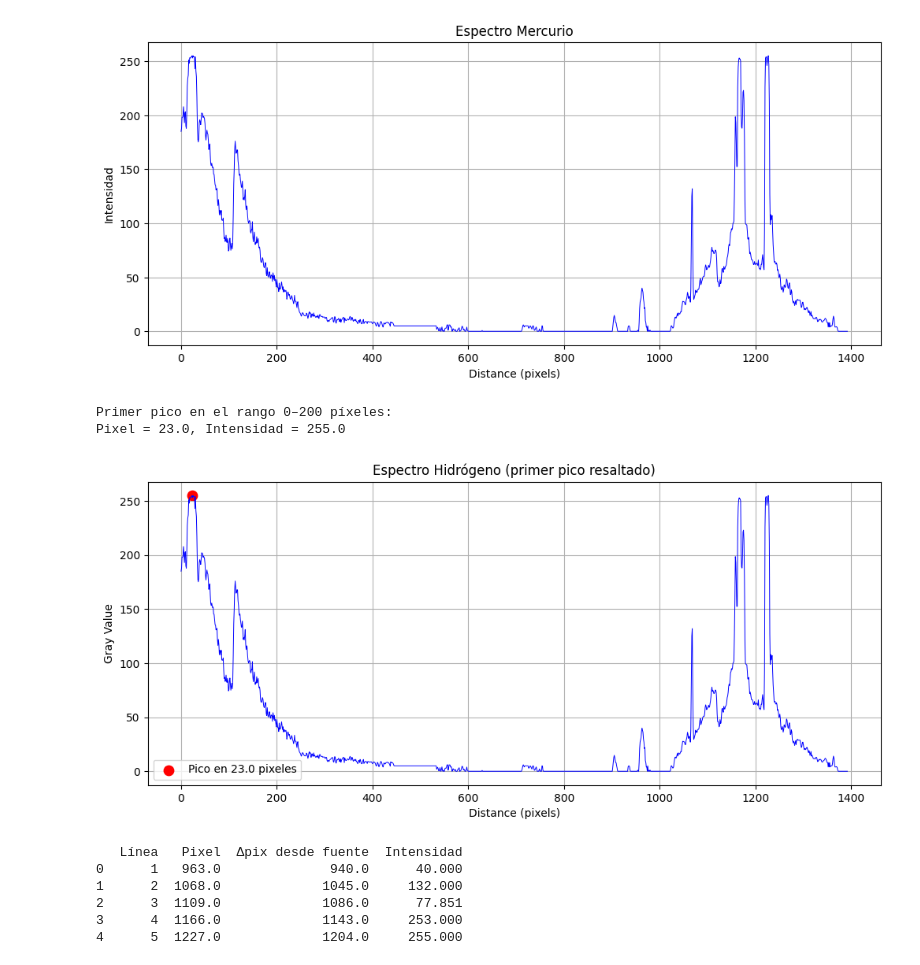
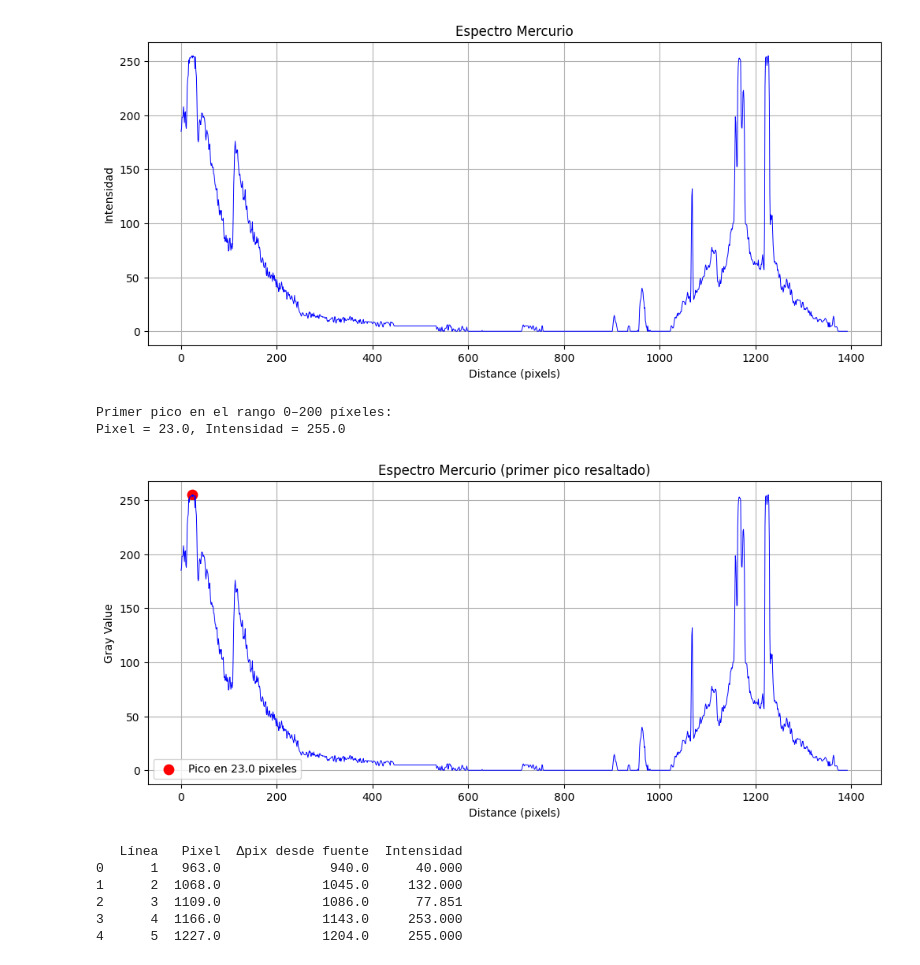
Before and after one commit to KateT840/Laboratorio_moderna, a Jupyter notebook: Lab_2/Codigo_Lab_2_mercurio.ipynb, the cells around one changed output. Drawn from its saved outputs; the diff is of its cells as text; code cells hidden in the pictures.

```diff
--- a/Lab_2/Codigo_Lab_2_mercurio.ipynb
+++ b/Lab_2/Codigo_Lab_2_mercurio.ipynb
@@ -65,29 +67,29 @@ plt.show()
 # %%
 # Filtrar el rango 0–200 píxeles directamente
 sub_df = df[(df["Distance_(pixels)"] >= 0) & (df["Distance_(pixels)"] <= 200)]
 
 # Encontrar el máximo
 max_idx = sub_df["Gray_Value"].idxmax()
 pico_x = sub_df.loc[max_idx, "Distance_(pixels)"]
 pico_y = sub_df.loc[max_idx, "Gray_Value"]
 
 print(f"Primer pico en el rango 0–200 píxeles:")
 print(f"Pixel = {pico_x}, Intensidad = {pico_y}")
 
 # Graficar con el pico resaltado
 plt.figure(figsize=(12,5))
 plt.plot(df["Distance_(pixels)"], df["Gray_Value"], linewidth=0.7, color="blue")
 plt.scatter(pico_x, pico_y, color="red", s=80, label=f"Pico en {pico_x:.1f} pixeles")
 plt.xlabel("Distance (pixels)")
 plt.ylabel("Gray Value")
-plt.title("Espectro Hidrógeno (primer pico resaltado)")
+plt.title("Espectro Mercurio (primer pico resaltado)")
 plt.legend()
 plt.grid(True)
 plt.show()
 # %% [output]
 Primer pico en el rango 0–200 píxeles:
 Pixel = 23.0, Intensidad = 255.0
-[figure, old version]
+[figure, new version]
 # %%
 x_fuente = 23.0
 
```
Also changed, not shown: parts of 5 cells of this notebook.
